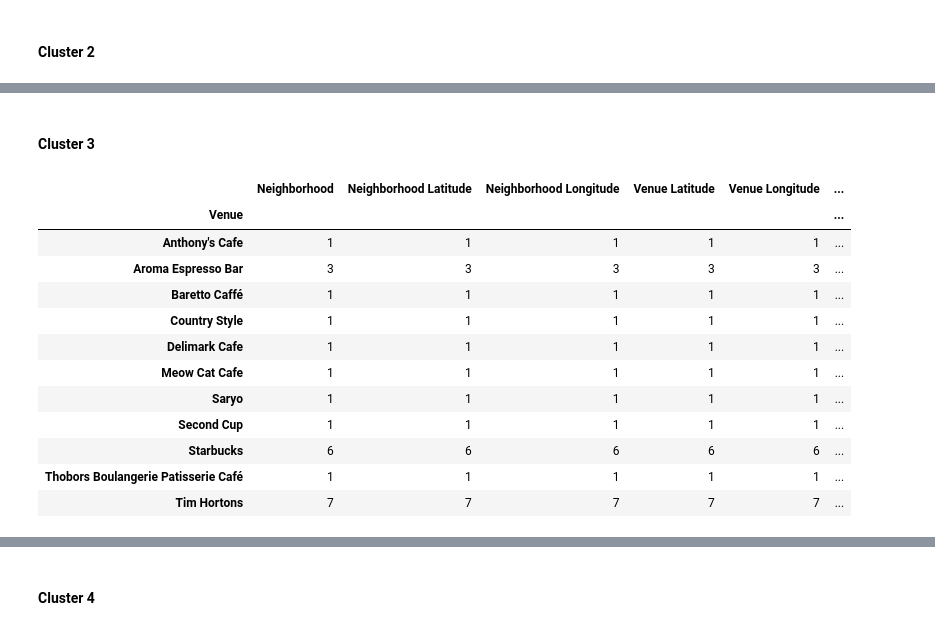
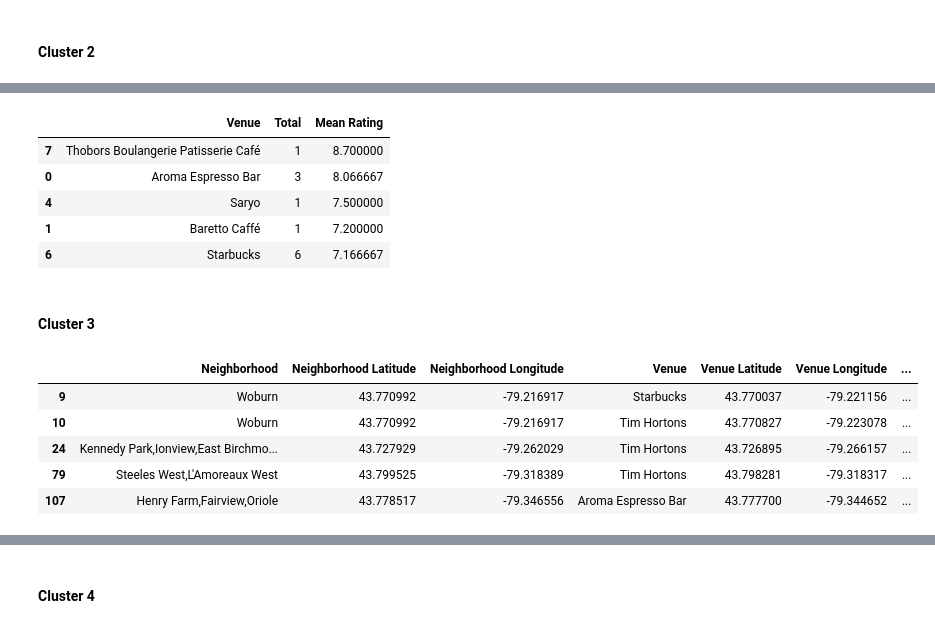
Before and after one commit to axonintel/Coursera_Capstone, a Jupyter notebook: Toronto Neighborhoods copy 3.ipynb, the cells around one changed output, grey strips where cells are left out. Saved outputs shown, nothing was run; the diff lists cells and outputs as text; code cells hidden in the pictures.

```diff
--- a/Toronto Neighborhoods copy 3.ipynb
+++ b/Toronto Neighborhoods copy 3.ipynb
@@ -320,0 +312,26 @@ create_download_link(toronto_venues)
+# %%
+import sys
+import types
+import pandas as pd
+from botocore.client import Config
+import ibm_boto3
+
+def __iter__(self): return 0
+
+# @hidden_cell
+# The following code accesses a file in your IBM Cloud Object Storage. It includes your credentials.
+# You might want to remove those credentials before you share your notebook.
+client_662ce83bb7d64302b35c576c37502c9f = ibm_boto3.client(service_name='s3',
+    ibm_api_key_id='YLIVrxRRLp8DAohVi1Yn88BRxoohLllNSgJYgxZUaWI9',
+    ibm_auth_endpoint="https://iam.ng.bluemix.net/oidc/token",
+    config=Config(signature_version='oauth'),
+    endpoint_url='https://s3-api.us-geo.objectstorage.service.networklayer.com')
+
+body = client_662ce83bb7d64302b35c576c37502c9f.get_object(Bucket='datascience-donotdelete-pr-rtc5zpexpyas92',Key='data_.csv')['Body']
+# add missing __iter__ method, so pandas accepts body as file-like object
+if not hasattr(body, "__iter__"): body.__iter__ = types.MethodType( __iter__, body )
+
+toronto_venues = pd.read_csv(body)
+cols =['Neighborhood','Neighborhood Latitude','Neighborhood Longitude','Venue','Venue Latitude','Venue Longitude','Venue Category','Venue Rating']
+toronto_venues = toronto_venues[cols]
+toronto_venues.head()
@@ -643,3 +667,5 @@ map_clusters
 [interactive output not drawn]
 # %% [markdown]
 # Examine Clusters
+# %%
+coffeeShops.dropna(inplace=True)
@@ -692,18 +790,21 @@ coffeeShops.loc[coffeeShops["Cluster Labels"] == 1].groupby(['Venue']).count()
+# %%
+cluster2_top5 = coffeeShops_grouped_2.sort_values(by='Mean Rating', ascending=False).head(5)
+cluster2_top5
+# %% [output]
+|  | Venue | Total | Mean Rating |
+| 7 | Thobors Boulangerie Patisserie Café | 1 | 8.700000 |
+| 0 | Aroma Espresso Bar | 3 | 8.066667 |
+| 4 | Saryo | 1 | 7.500000 |
+| 1 | Baretto Caffé | 1 | 7.200000 |
+| 6 | Starbucks | 6 | 7.166667 |
 # %% [markdown]
 #### Cluster 3
 # %%
-coffeeShops.loc[coffeeShops["Cluster Labels"] == 2].groupby(['Venue']).count()
+coffeeShops.loc[coffeeShops["Cluster Labels"] == 3].head()
 # %% [output]
-|  | Neighborhood | Neighborhood Latitude | Neighborhood Longitude | Venue Latitude | Venue Longitude | ... |
-| Venue |  |  |  |  |  | ... |
-| Anthony's Cafe | 1 | 1 | 1 | 1 | 1 | ... |
-| Aroma Espresso Bar | 3 | 3 | 3 | 3 | 3 | ... |
-| Baretto Caffé | 1 | 1 | 1 | 1 | 1 | ... |
-| Country Style | 1 | 1 | 1 | 1 | 1 | ... |
-| Delimark Cafe | 1 | 1 | 1 | 1 | 1 | ... |
-| Meow Cat Cafe | 1 | 1 | 1 | 1 | 1 | ... |
-| Saryo | 1 | 1 | 1 | 1 | 1 | ... |
-| Second Cup | 1 | 1 | 1 | 1 | 1 | ... |
-| Starbucks | 6 | 6 | 6 | 6 | 6 | ... |
-| Thobors Boulangerie Patisserie Café | 1 | 1 | 1 | 1 | 1 | ... |
-| Tim Hortons | 7 | 7 | 7 | 7 | 7 | ... |
+|  | Neighborhood | Neighborhood Latitude | Neighborhood Longitude | Venue | Venue Latitude | Venue Longitude | ... |
+| 9 | Woburn | 43.770992 | -79.216917 | Starbucks | 43.770037 | -79.221156 | ... |
+| 10 | Woburn | 43.770992 | -79.216917 | Tim Hortons | 43.770827 | -79.223078 | ... |
+| 24 | Kennedy Park,Ionview,East Birchmo... | 43.727929 | -79.262029 | Tim Hortons | 43.726895 | -79.266157 | ... |
+| 79 | Steeles West,L'Amoreaux West | 43.799525 | -79.318389 | Tim Hortons | 43.798281 | -79.318317 | ... |
+| 107 | Henry Farm,Fairview,Oriole | 43.778517 | -79.346556 | Aroma Espresso Bar | 43.777700 | -79.344652 | ... |
```
Also changed, not shown: parts of 27 cells of this notebook.
